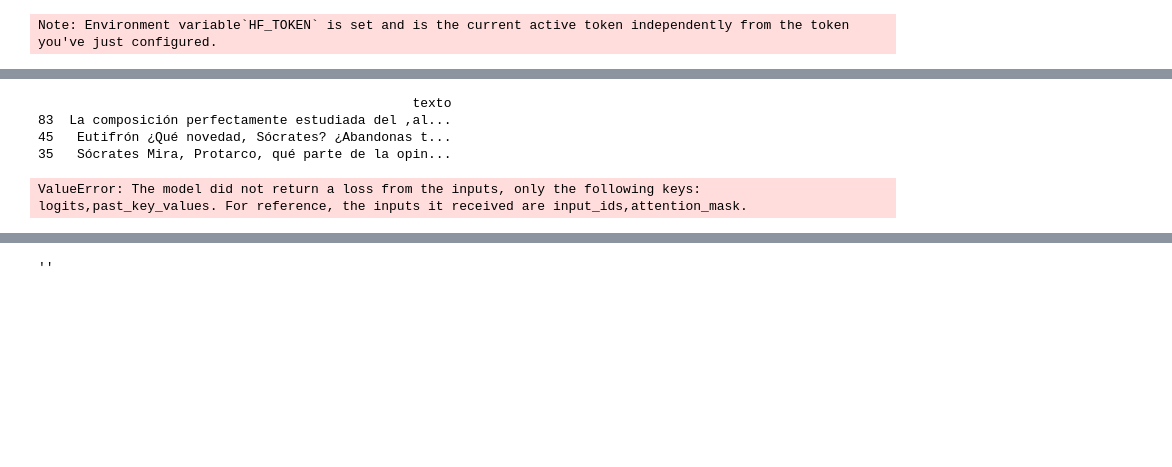
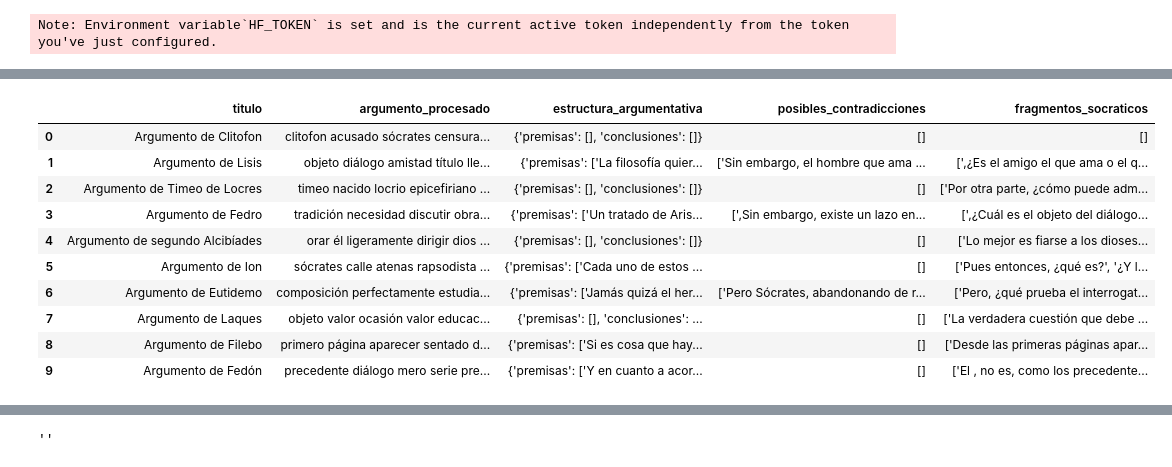
Before and after one commit to Pablodeharo/Socrates, a Jupyter notebook: llm_proyect/src/modelo.ipynb, the cells around one changed output, grey strips where cells are left out. Saved outputs shown, nothing was run; the diff lists cells and outputs as text; code cells hidden in the pictures; blank space fills up the shorter version.

Commit message:
preparacion entrenamiento

```diff
--- a/llm_proyect/src/modelo.ipynb
+++ b/llm_proyect/src/modelo.ipynb
@@ -103,29 +73,11 @@ GPT2LMHeadModel(
 Carga de datos
 """
 # Rutas de los archivos procesados
-ruta_argumentos = r"C:\Users\Lucas\Desktop\Socrates\llm_proyect\data\limpios\argumentos_procesados.csv"
-ruta_dialogos = r"C:\Users\Lucas\Desktop\Socrates\llm_proyect\data\limpios\dialogos_procesados.csv"
-ruta_escritos = r"C:\Users\Lucas\Desktop\Socrates\llm_proyect\data\limpios\escritos_procesados.csv"
+ruta_argumentos = r"C:\Users\Lucas\Desktop\Socrates\llm_proyect\data\procesed\argumentos_socraticos_procesados.csv"
+ruta_dialogos = r"C:\Users\Lucas\Desktop\Socrates\llm_proyect\data\procesed\dialogos_socraticos_procesados.csv"
+ruta_escritos = r"C:\Users\Lucas\Desktop\Socrates\llm_proyect\data\procesed\escritos_socraticos_procesados.csv"
 
 # Cargar los datos
 df_argumentos = pd.read_csv(ruta_argumentos)
 df_dialogos = pd.read_csv(ruta_dialogos)
 df_escritos = pd.read_csv(ruta_escritos)
-
-# Combinar textos en un solo DataFrame
-df = pd.concat([
-    df_argumentos[['argumento']].rename(columns={'argumento': 'texto'}),
-    df_dialogos[['dialogo']].rename(columns={'dialogo': 'texto'}),
-    df_escritos[['contenido']].rename(columns={'contenido': 'texto'})
-], ignore_index=True)
-
-# Eliminar textos vacíos o nulos
-df.dropna(subset=['texto'], inplace=True)
-
-# Mostrar un ejemplo
-print(df.sample(3))
-# %% [output]
-                                                texto
-83  La composición perfectamente estudiada del ,al...
-45   Eutifrón ¿Qué novedad, Sócrates? ¿Abandonas t...
-35   Sócrates Mira, Protarco, qué parte de la opin...
@@ -187,8 +83,0 @@ trainer = Trainer(
-# %%
-"""
-Entrenamiento del Modelo
-"""
-# Iniciar el entrenamiento
-trainer.train()
-# %% [output]
-ValueError: The model did not return a loss from the inputs, only the following keys: logits,past_key_values. For reference, the inputs it received are input_ids,attention_mask.
@@ -194,0 +90,14 @@ ValueError: The model did not return a loss from the inputs, only the following
+# %%
+df_argumentos.head(10)
+# %% [output]
+|  | titulo | argumento_procesado | estructura_argumentativa | posibles_contradicciones | fragmentos_socraticos |
+| 0 | Argumento de Clitofon | clitofon acusado sócrates censura... | {'premisas': [], 'conclusiones': []} | [] | [] |
+| 1 | Argumento de Lisis | objeto diálogo amistad título lle... | {'premisas': ['La filosofía quier... | ['Sin embargo, el hombre que ama ... | [',¿Es el amigo el que ama o el q... |
+| 2 | Argumento de Timeo de Locres | timeo nacido locrio epicefiriano ... | {'premisas': [], 'conclusiones': []} | [] | ['Por otra parte, ¿cómo puede adm... |
+| 3 | Argumento de Fedro | tradición necesidad discutir obra... | {'premisas': ['Un tratado de Aris... | [',Sin embargo, existe un lazo en... | [',¿Cuál es el objeto del diálogo... |
+| 4 | Argumento de segundo Alcibíades | orar él ligeramente dirigir dios ... | {'premisas': [], 'conclusiones': []} | [] | ['Lo mejor es fiarse a los dioses... |
+| 5 | Argumento de Ion | sócrates calle atenas rapsodista ... | {'premisas': ['Cada uno de estos ... | [] | ['Pues entonces, ¿qué es?', '¿Y l... |
+| 6 | Argumento de Eutidemo | composición perfectamente estudia... | {'premisas': ['Jamás quizá el her... | ['Pero Sócrates, abandonando de r... | ['Pero, ¿qué prueba el interrogat... |
+| 7 | Argumento de Laques | objeto valor ocasión valor educac... | {'premisas': [], 'conclusiones': ... | [] | ['La verdadera cuestión que debe ... |
+| 8 | Argumento de Filebo | primero página aparecer sentado d... | {'premisas': ['Si es cosa que hay... | [] | ['Desde las primeras páginas apar... |
+| 9 | Argumento de Fedón | precedente diálogo mero serie pre... | {'premisas': ['Y en cuanto a acor... | [] | ['El , no es, como los precedente... |
```
Also changed, not shown: parts of 15 cells of this notebook, 3 other files.
